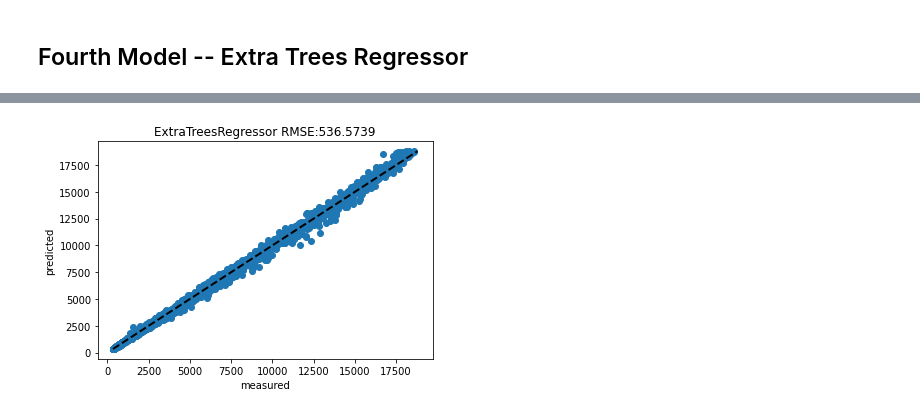
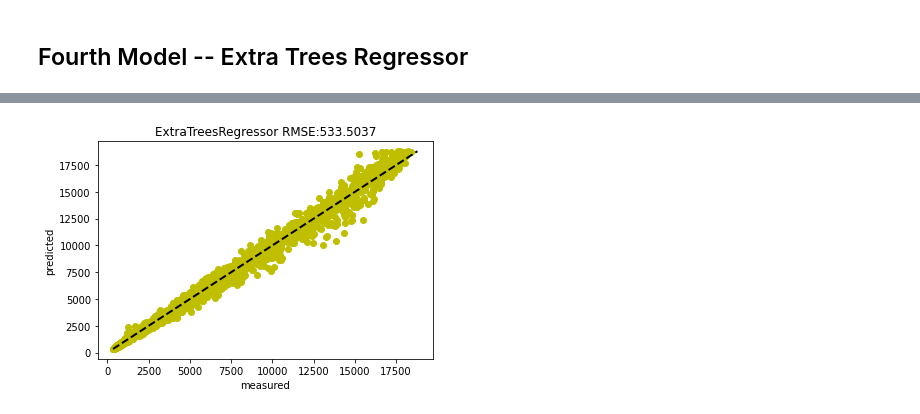
Before and after one commit to josellado/Diamond-Project, a Jupyter notebook: diamond_clean.ipynb, the cells around one changed output, grey strips where cells are left out. Cells and saved outputs as stored; diff of their text form; code cells hidden in the pictures.

```diff
--- a/diamond_clean.ipynb
+++ b/diamond_clean.ipynb
@@ -483,6 +483,6 @@ y_pred.to_csv("./outputs/GradientBoosting.csv", header= True, index=False)
 # %% [markdown]
 ## Fourth Model -- Extra Trees Regressor
 # %%
-model = ExtraTreesRegressor(n_estimators = 900,n_jobs =1, min_samples_split= 5, random_state=5, max_features = 0.9, warm_start=True)
+model = ExtraTreesRegressor(n_estimators = 900,n_jobs =1, min_samples_split= 10, random_state=10, max_features = 0.9, warm_start=True)
 model.fit(X, y)
 # %% [output]
@@ -508,12 +508,12 @@ model_graph = ExtraTreesRegressor(n_estimators = 900,n_jobs =1, min_samples_spli
 model_graph.fit(X_train,y_train)
 y_pred_graph = model.predict(X_test)
 # %%
-plt.scatter(y_pred_graph,y_test)
+plt.scatter(y_pred_graph,y_test,c='y')
 plt.plot([y_test.min(), y_test.max()], [y_test.min(), y_test.max()], 'k--', lw=2,)
 plt.xlabel('measured')
 plt.ylabel('predicted')
-plt.title("ExtraTreesRegressor RMSE:536.5739" )
+plt.title("ExtraTreesRegressor RMSE:533.5037" )
 plt.show()
 # %% [output]
-[figure, old version]
+[figure, new version]
 # %%
```
Also changed, not shown: parts of 28 cells of this notebook, 4 other files.
